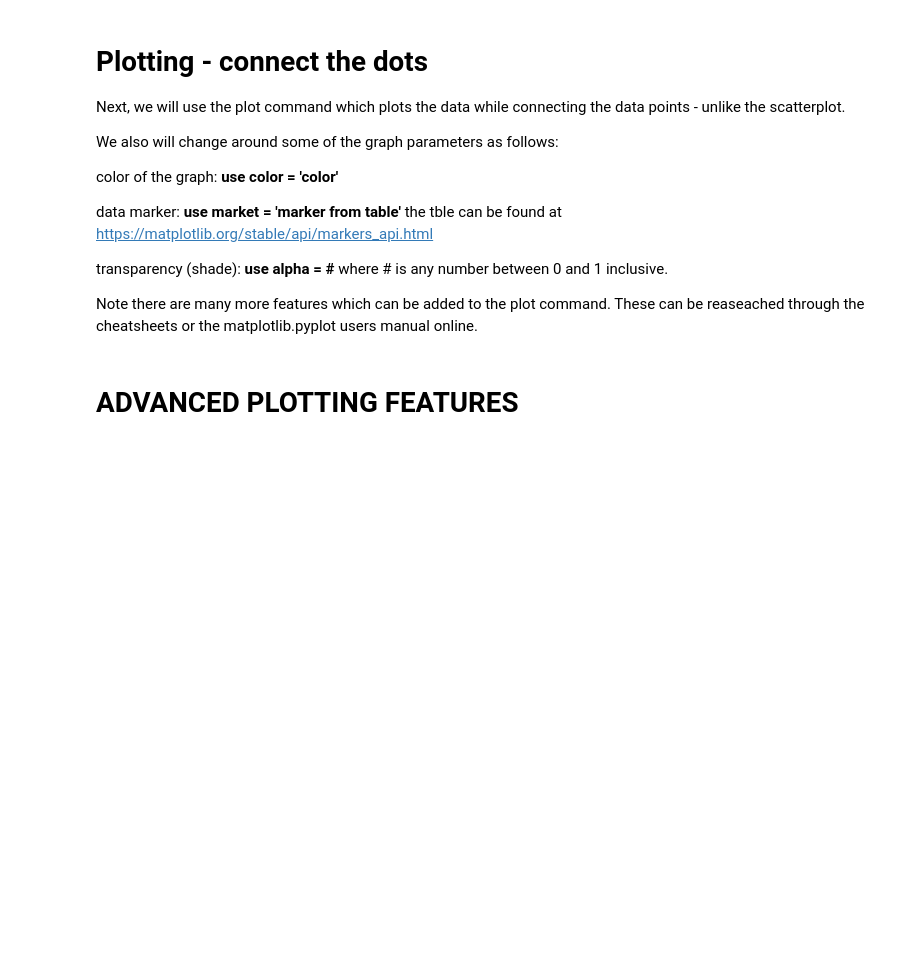
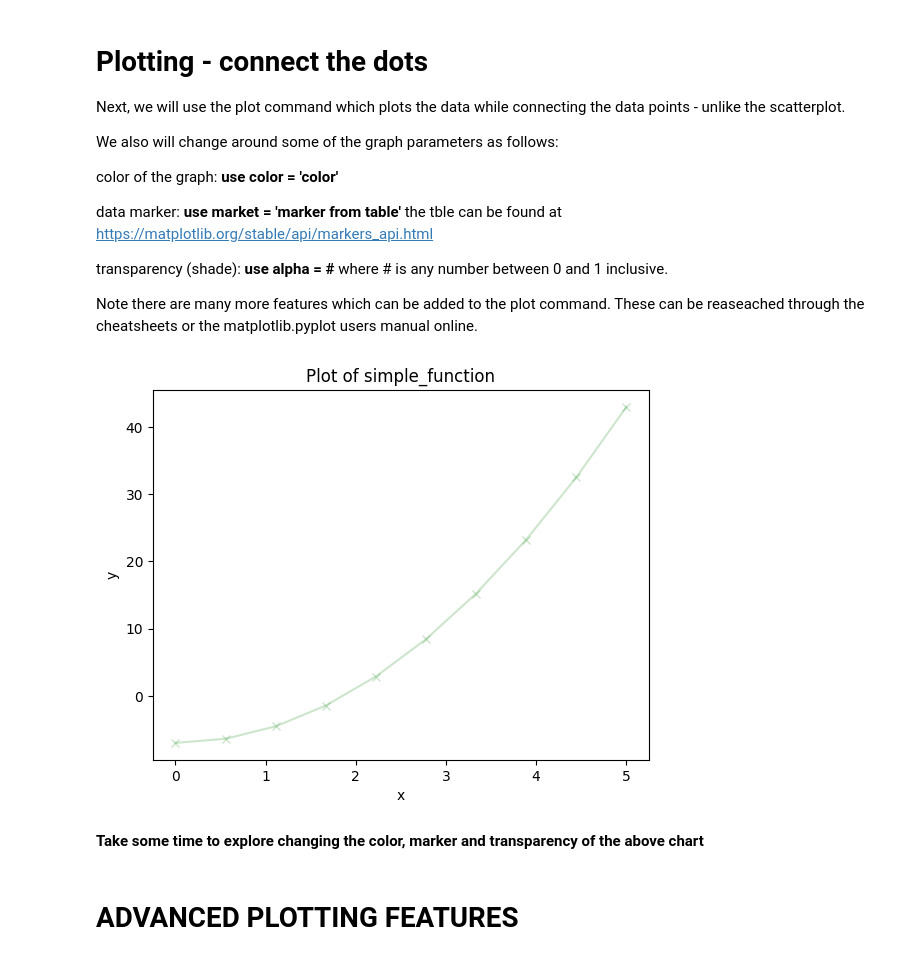
Before and after one commit to gary464/Physics-Files, a Jupyter notebook: Data_Visualization_Reference_and_Practice.ipynb, the cells around one changed output. Drawn from its saved outputs; the diff is of its cells as text; code cells hidden in the pictures; blank space fills up the shorter version.

```diff
--- a/Data_Visualization_Reference_and_Practice.ipynb
+++ b/Data_Visualization_Reference_and_Practice.ipynb
@@ -78,3 +99,13 @@ plt.plot(xvals, yvals, color='green', marker='x', alpha=.2)
+# %%
+plt.plot(xvals, yvals, color='green', marker='x', alpha=.2)
+plt.xlabel("x")                         # Set x-axis label
+plt.ylabel("y")                         # Set y-axis label
+plt.title("Plot of simple_function")    # Set plot title
+plt.show()                              # show the plot
+# %% [output]
+[figure, added]
+# %% [markdown]
+**Take some time to explore changing the color, marker and transparency of the above chart**
 # %% [markdown]
 # **ADVANCED PLOTTING FEATURES**
 # %% [markdown]
```
Also changed, not shown: parts of 17 cells of this notebook.
